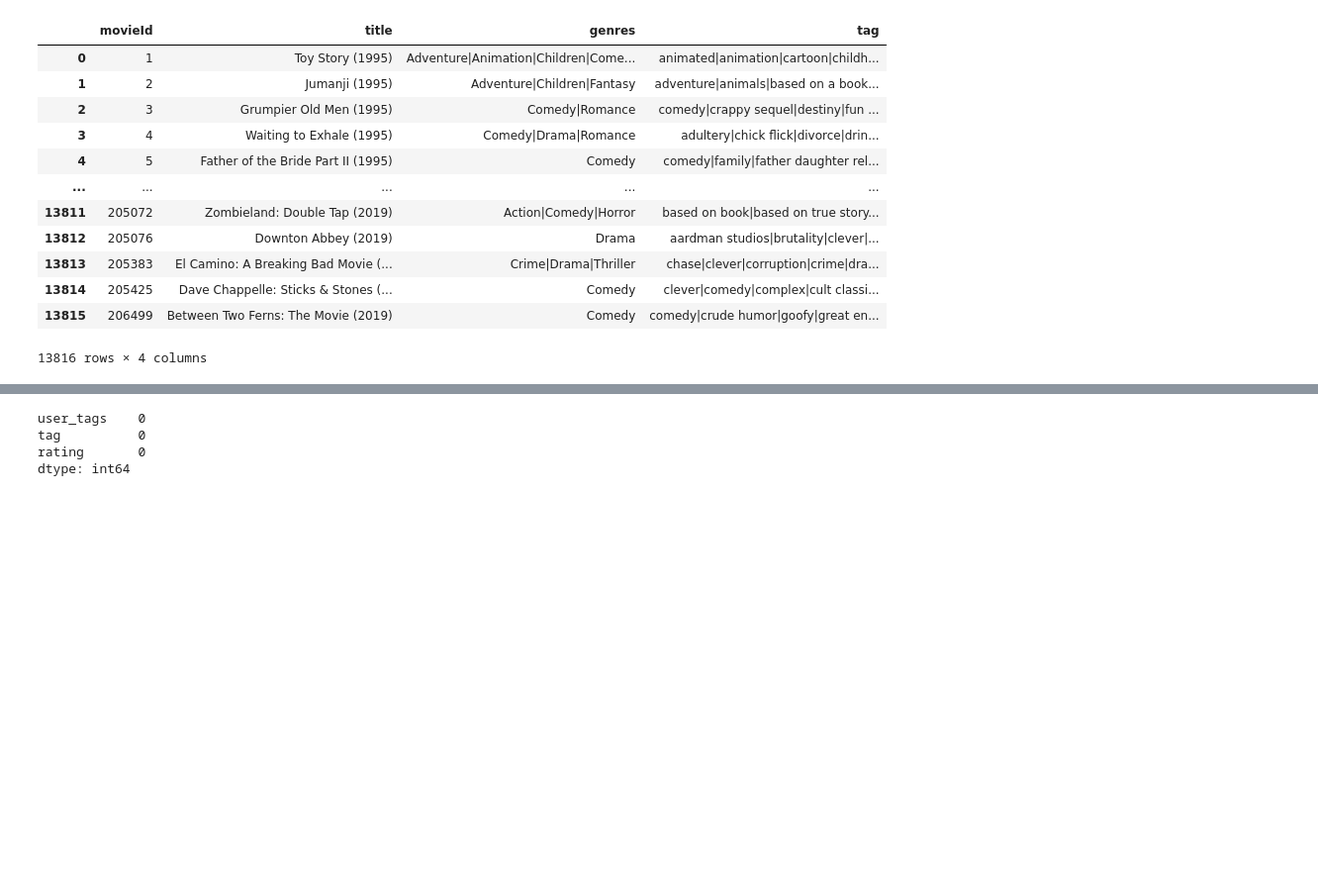
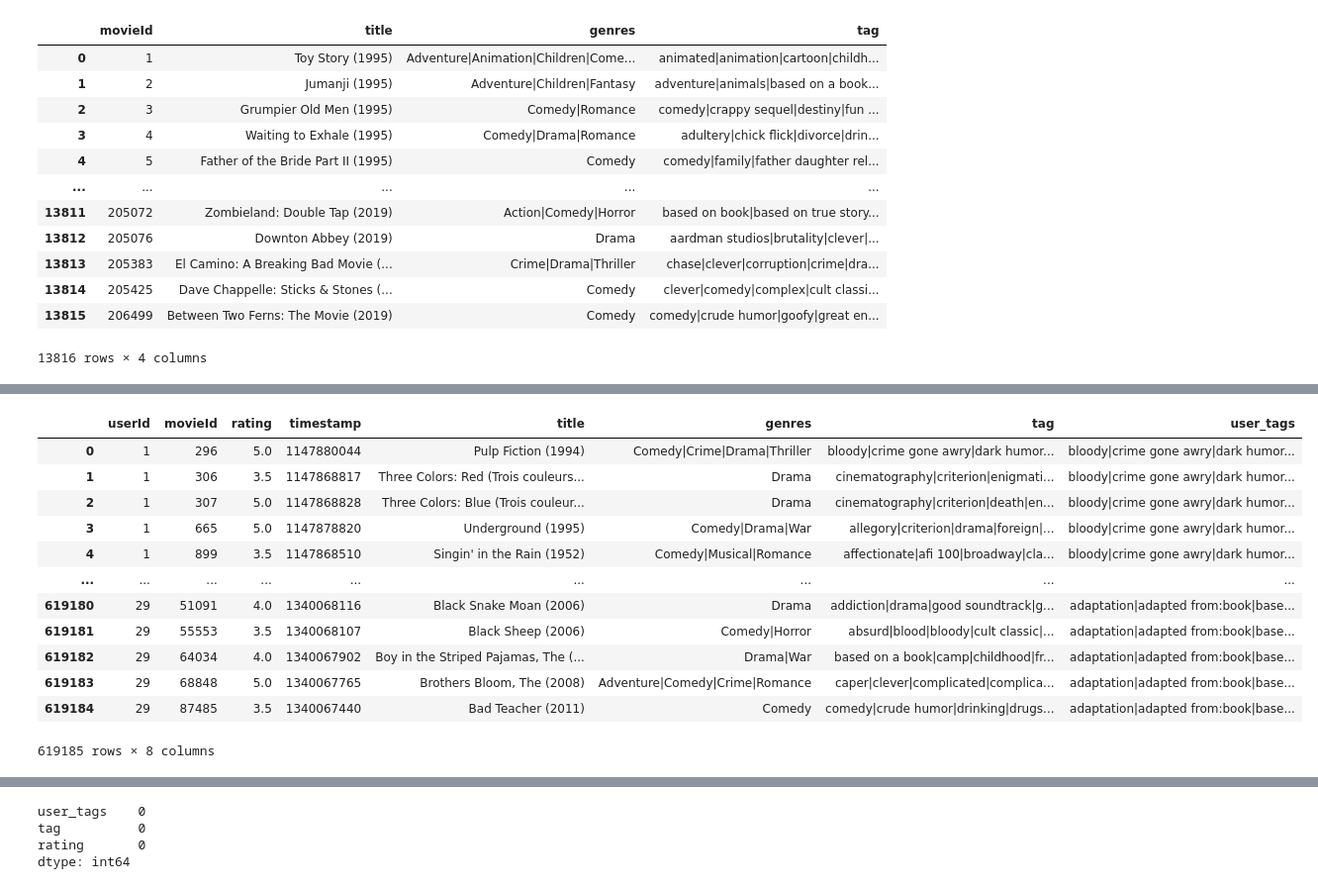
Before and after one commit to ashwiniyer176/MovieLens-Recommendation-System, a Jupyter notebook: notebooks/Data_Cleaning.ipynb, the cells around one changed output, grey strips where cells are left out. Shown at 99% size. Cells and saved outputs as stored; diff of their text form; code cells hidden in the pictures; blank space fills up the shorter version.

```diff
--- a/notebooks/Data_Cleaning.ipynb
+++ b/notebooks/Data_Cleaning.ipynb
@@ -100,8 +100,24 @@ user_metadata
 # %%
-user_item_data=user_item_data.merge(movie_metadata,left_on="item_id",right_on="movieId")
-user_item_data=user_item_data.merge(user_metadata,left_on="user_id",right_on="userId")
+user_item_data=user_item_data.merge(movie_metadata,on="movieId")
+user_item_data=user_item_data.merge(user_metadata,on="userId")
 # %%
 user_item_data.to_csv("../data/Master_dataset.csv",index=False)
+# %%
+user_item_data
+# %% [output]
+|  | userId | movieId | rating | timestamp | title | genres | tag | user_tags |
+| 0 | 1 | 296 | 5.0 | 1147880044 | Pulp Fiction (1994) | Comedy|Crime|Drama|Thriller | bloody|crime gone awry|dark humor... | bloody|crime gone awry|dark humor... |
+| 1 | 1 | 306 | 3.5 | 1147868817 | Three Colors: Red (Trois couleurs... | Drama | cinematography|criterion|enigmati... | bloody|crime gone awry|dark humor... |
+| 2 | 1 | 307 | 5.0 | 1147868828 | Three Colors: Blue (Trois couleur... | Drama | cinematography|criterion|death|en... | bloody|crime gone awry|dark humor... |
+| 3 | 1 | 665 | 5.0 | 1147878820 | Underground (1995) | Comedy|Drama|War | allegory|criterion|drama|foreign|... | bloody|crime gone awry|dark humor... |
+| 4 | 1 | 899 | 3.5 | 1147868510 | Singin' in the Rain (1952) | Comedy|Musical|Romance | affectionate|afi 100|broadway|cla... | bloody|crime gone awry|dark humor... |
+| ... | ... | ... | ... | ... | ... | ... | ... | ... |
+| 619180 | 29 | 51091 | 4.0 | 1340068116 | Black Snake Moan (2006) | Drama | addiction|drama|good soundtrack|g... | adaptation|adapted from:book|base... |
+| 619181 | 29 | 55553 | 3.5 | 1340068107 | Black Sheep (2006) | Comedy|Horror | absurd|blood|bloody|cult classic|... | adaptation|adapted from:book|base... |
+| 619182 | 29 | 64034 | 4.0 | 1340067902 | Boy in the Striped Pajamas, The (... | Drama|War | based on a book|camp|childhood|fr... | adaptation|adapted from:book|base... |
+| 619183 | 29 | 68848 | 5.0 | 1340067765 | Brothers Bloom, The (2008) | Adventure|Comedy|Crime|Romance | caper|clever|complicated|complica... | adaptation|adapted from:book|base... |
+| 619184 | 29 | 87485 | 3.5 | 1340067440 | Bad Teacher (2011) | Comedy | comedy|crude humor|drinking|drugs... | adaptation|adapted from:book|base... |
+619185 rows × 8 columns
 # %%
 user_item_data=user_item_data[["user_tags","tag","rating"]]
 # %%
```
Also changed, not shown: parts of 11 cells of this notebook, 2 other files.
